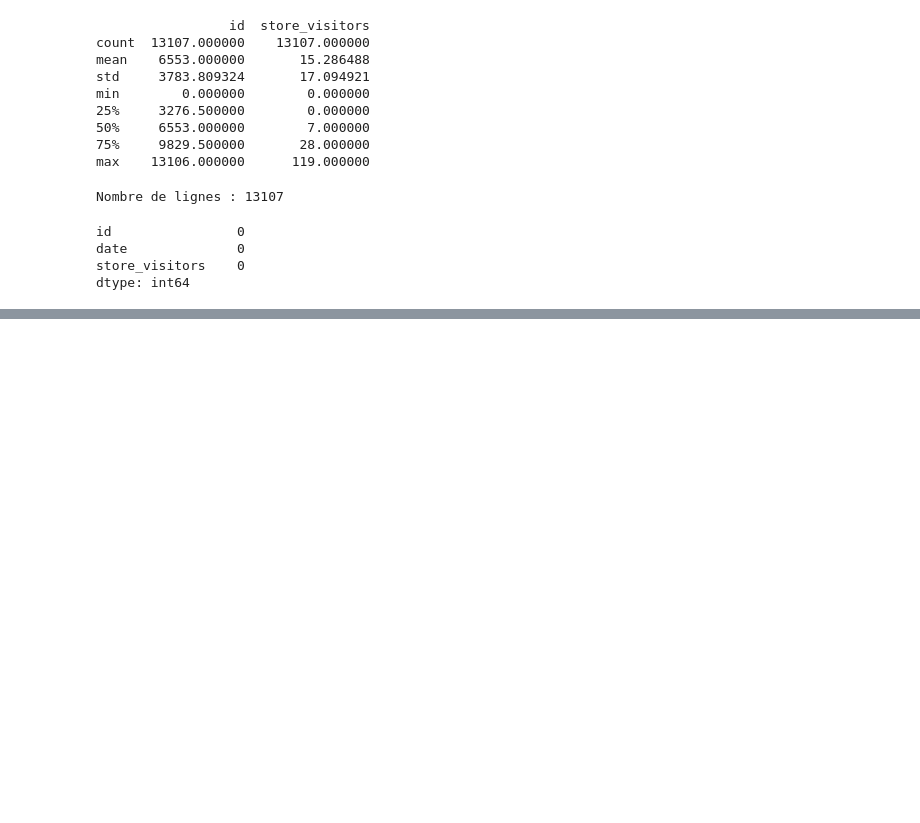
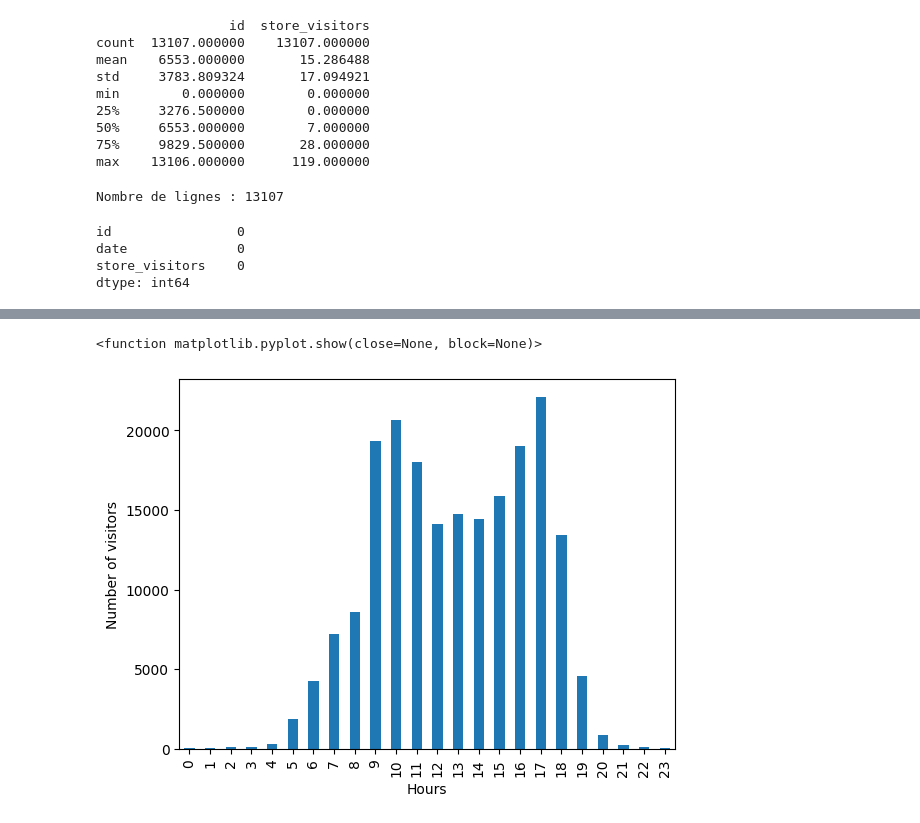
Before and after one commit to HamoumaAmine/Prediction-of-Store-Visitors, a Jupyter notebook: main.ipynb, the cells around one changed output, grey strips where cells are left out. Cells and saved outputs as stored; diff of their text form; code cells hidden in the pictures; blank space fills up the shorter version.

```diff
--- a/main.ipynb
+++ b/main.ipynb
@@ -74,0 +90,5 @@ train_df = train_df.drop(columns=['id'])
+# %%
+train_df['year'] = train_df['date'].dt.year
+train_df['month'] = train_df['date'].dt.month
+train_df['day_of_week'] = train_df['date'].dt.dayofweek
+train_df['hour'] = train_df['date'].dt.hour
@@ -74,0 +160,10 @@ train_df = train_df.drop(columns=['id'])
+# %%
+visitors_by_hour = train_df.groupby(['hour'])['store_visitors'].sum()
+
+visitors_by_hour.plot(kind='bar')
+plt.xlabel("Hours")
+plt.ylabel("Number of visitors")
+plt.show
+# %% [output]
+<function matplotlib.pyplot.show(close=None, block=None)>
+[figure, added]
```
Also changed, not shown: parts of 35 cells of this notebook.
